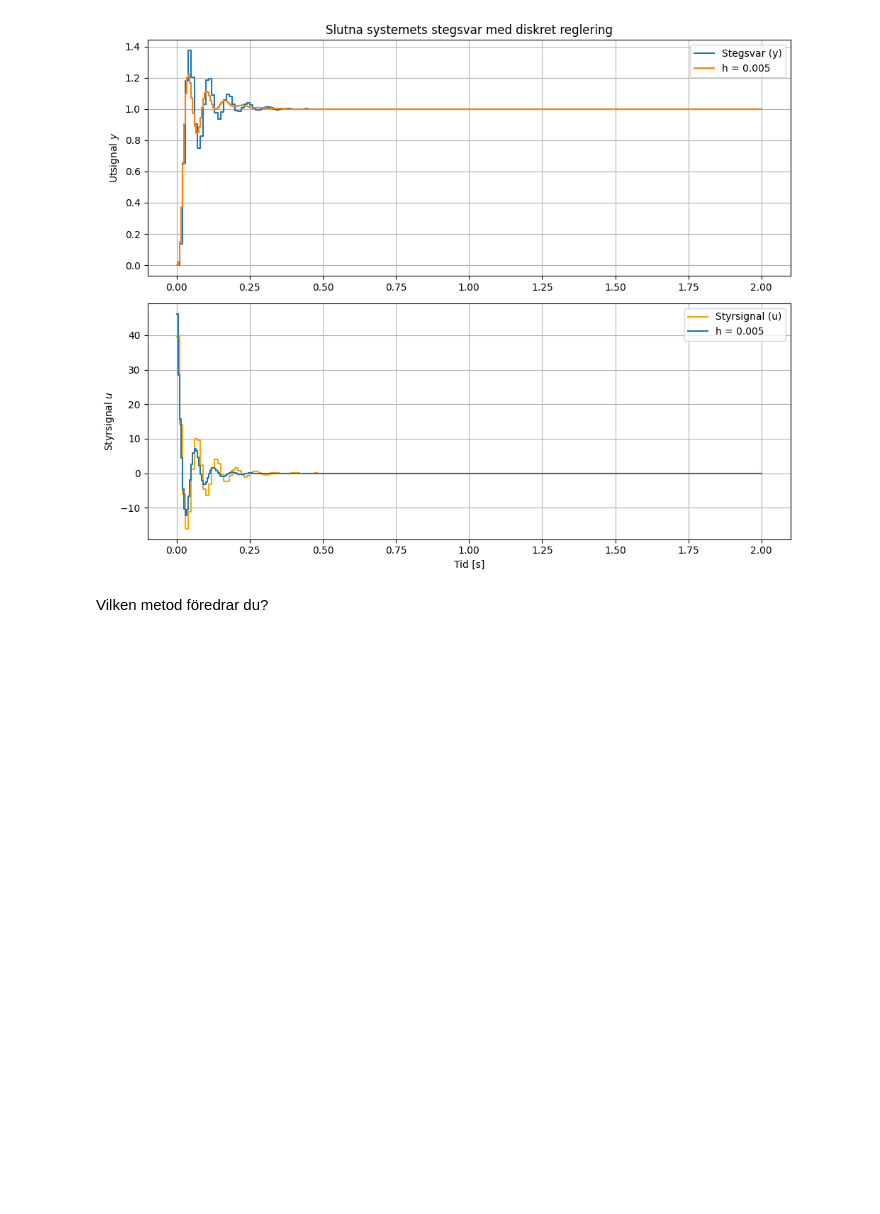
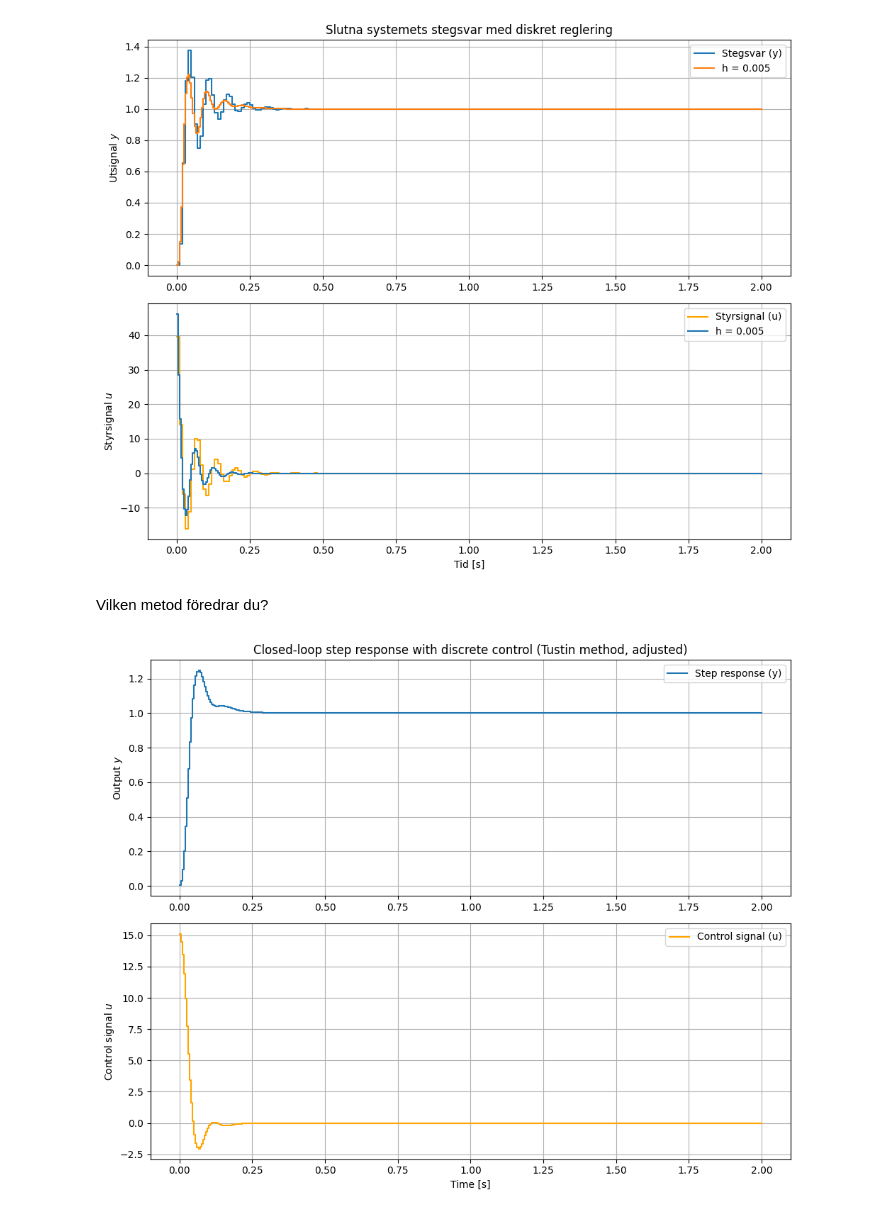
Before and after one commit to naxeland/Regler, a Jupyter notebook: ServoDesign.ipynb, the cells around one changed output. Drawn from its saved outputs; the diff is of its cells as text; code cells hidden in the pictures; blank space fills up the shorter version.

```diff
--- a/ServoDesign.ipynb
+++ b/ServoDesign.ipynb
@@ -300,3 +300,55 @@ plt.show()
 [figure]
 # %% [markdown]
 Vilken metod föredrar du?
+# %%
+# Kalkulkera faslyftet för den diskreta lead-kompensatorn
+phase_loss = -np.angle(ct.evalfr(Fd_tustin, np.exp(1j * wc * h / 2))) * 180 / np.pi
+
+# Justera faslyftet för att få önskad fas
+phi_adjusted = np.pi/3 - (phase + np.pi) + np.deg2rad(phase_loss)
+b_adjusted = (1 + np.sin(phi_adjusted)) / (1 - np.sin(phi_adjusted))
+taud_adjusted = np.sqrt(b_adjusted) / wc
+
+# Skapa den justerade lead-kompensatorn
+Flead_adjusted = (1 + taud_adjusted * s) / (1 + taud_adjusted / b_adjusted * s)
+
+# Beräkna den justerade regulatorn
+F_adjusted = Kp3 * Flag * Flead_adjusted
+
+# Diskretisera den justerade regulatorn
+Fd_tustin_adjusted = ct.sample_system(F_adjusted, h/2, 'bilinear')
+
+# Diskretisera systemet G
+Gd_tustin = ct.sample_system(G, h/2, 'bilinear')
+
+# Skapa den justerade öppna loopens överföringsfunktion
+L_d_tustin_adjusted = Fd_tustin_adjusted * Gd_tustin
+
+# Skapa den justerade slutna loopens överföringsfunktion
+T_d_tustin_adjusted = L_d_tustin_adjusted / (1 + L_d_tustin_adjusted)
+
+# Simulera stegsvar för börvärdesändringar
+t, y_tustin_adjusted = ct.step_response(T_d_tustin_adjusted, T=2)  # 2 sekunder
+t, u_tustin_adjusted = ct.step_response(Fd_tustin_adjusted / (1 + L_d_tustin_adjusted), T=2)  # Kontroll signal
+
+# Plota resultaten
+fig, ax = plt.subplots(2, 1, figsize=(10, 8))
+
+# Closed-loop system output (step response)
+ax[0].step(t, y_tustin_adjusted, where='post', label='Step response (y)')
+ax[0].set_ylabel('Output $y$')
+ax[0].set_title('Closed-loop step response with discrete control (Tustin method, adjusted)')
+ax[0].grid()
+ax[0].legend()
+
+# Kontrol signal (u)
+ax[1].step(t, u_tustin_adjusted, where='post', label='Control signal (u)', color='orange')
+ax[1].set_ylabel('Control signal $u$')
+ax[1].set_xlabel('Time [s]')
+ax[1].grid()
+ax[1].legend()
+
+plt.tight_layout()
+plt.show()
+# %% [output]
+[figure, added]
```
Also changed, not shown: parts of 2 cells of this notebook.
